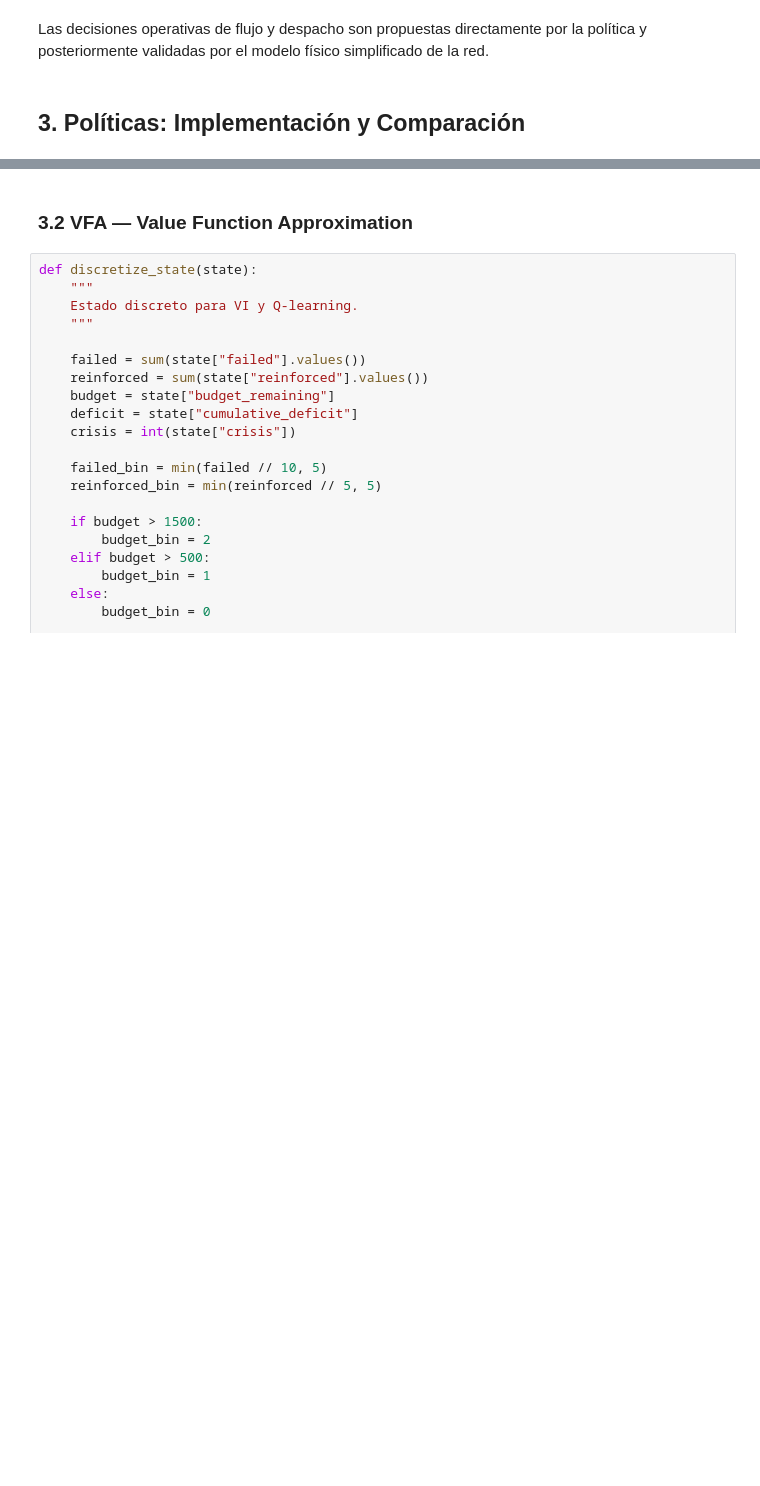
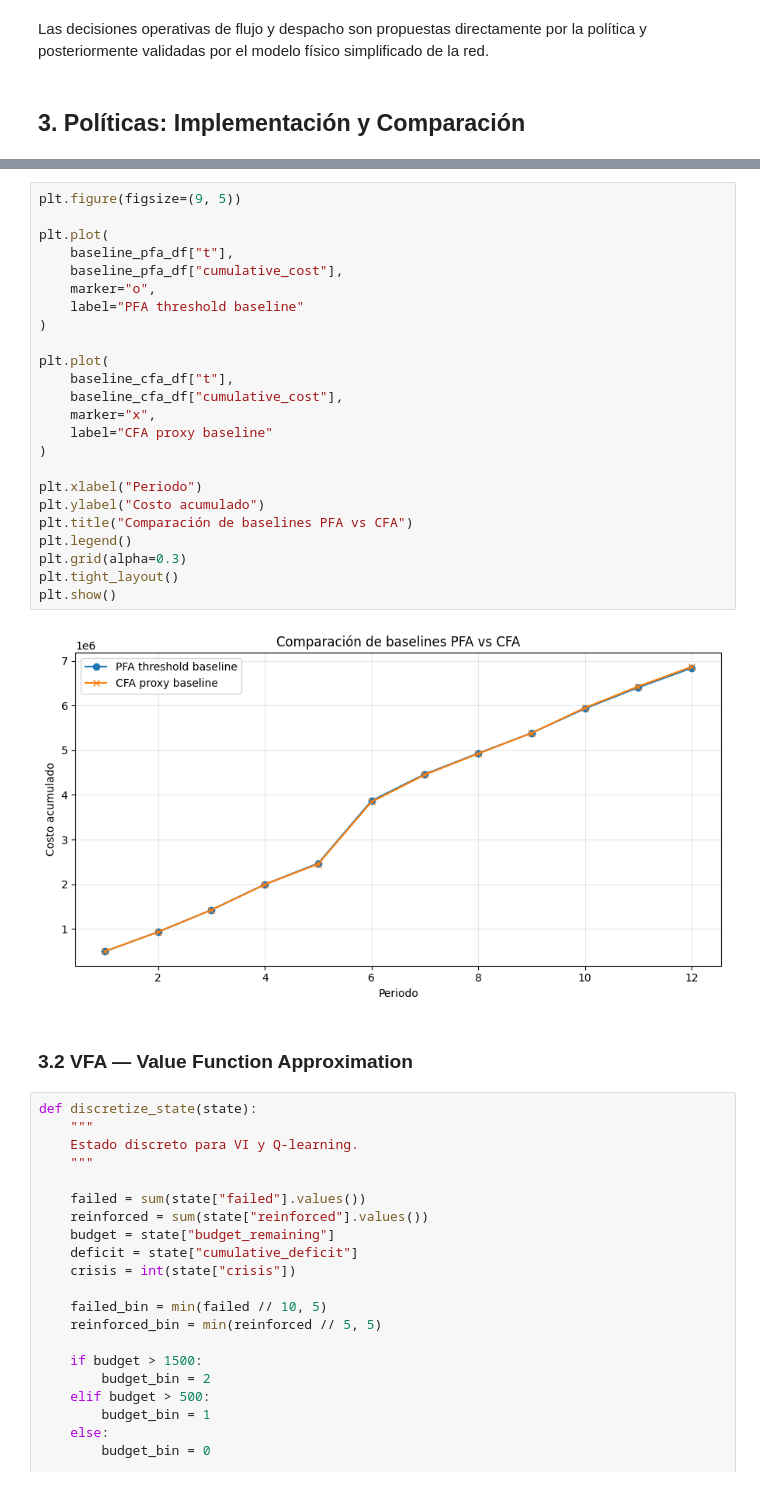
Before and after one commit to sofisacmu/obi_proyecto1, a Jupyter notebook: Entrega 3/modelo.ipynb, the cells around one changed output, grey strips where cells are left out. Cells and saved outputs as stored; diff of their text form; blank space fills up the shorter version.

```diff
--- a/Entrega 3/modelo.ipynb
+++ b/Entrega 3/modelo.ipynb
@@ -918,3 +1465,29 @@ Las decisiones operativas de flujo y despacho son propuestas directamente por la
+# %%
+plt.figure(figsize=(9, 5))
+
+plt.plot(
+    baseline_pfa_df["t"],
+    baseline_pfa_df["cumulative_cost"],
+    marker="o",
+    label="PFA threshold baseline"
+)
+
+plt.plot(
+    baseline_cfa_df["t"],
+    baseline_cfa_df["cumulative_cost"],
+    marker="x",
+    label="CFA proxy baseline"
+)
+
+plt.xlabel("Periodo")
+plt.ylabel("Costo acumulado")
+plt.title("Comparación de baselines PFA vs CFA")
+plt.legend()
+plt.grid(alpha=0.3)
+plt.tight_layout()
+plt.show()
+# %% [output]
+[figure, added]
 # %% [markdown]
 ### 3.2 VFA — Value Function Approximation
 # %%
```
Also changed, not shown: parts of 9 cells of this notebook.
